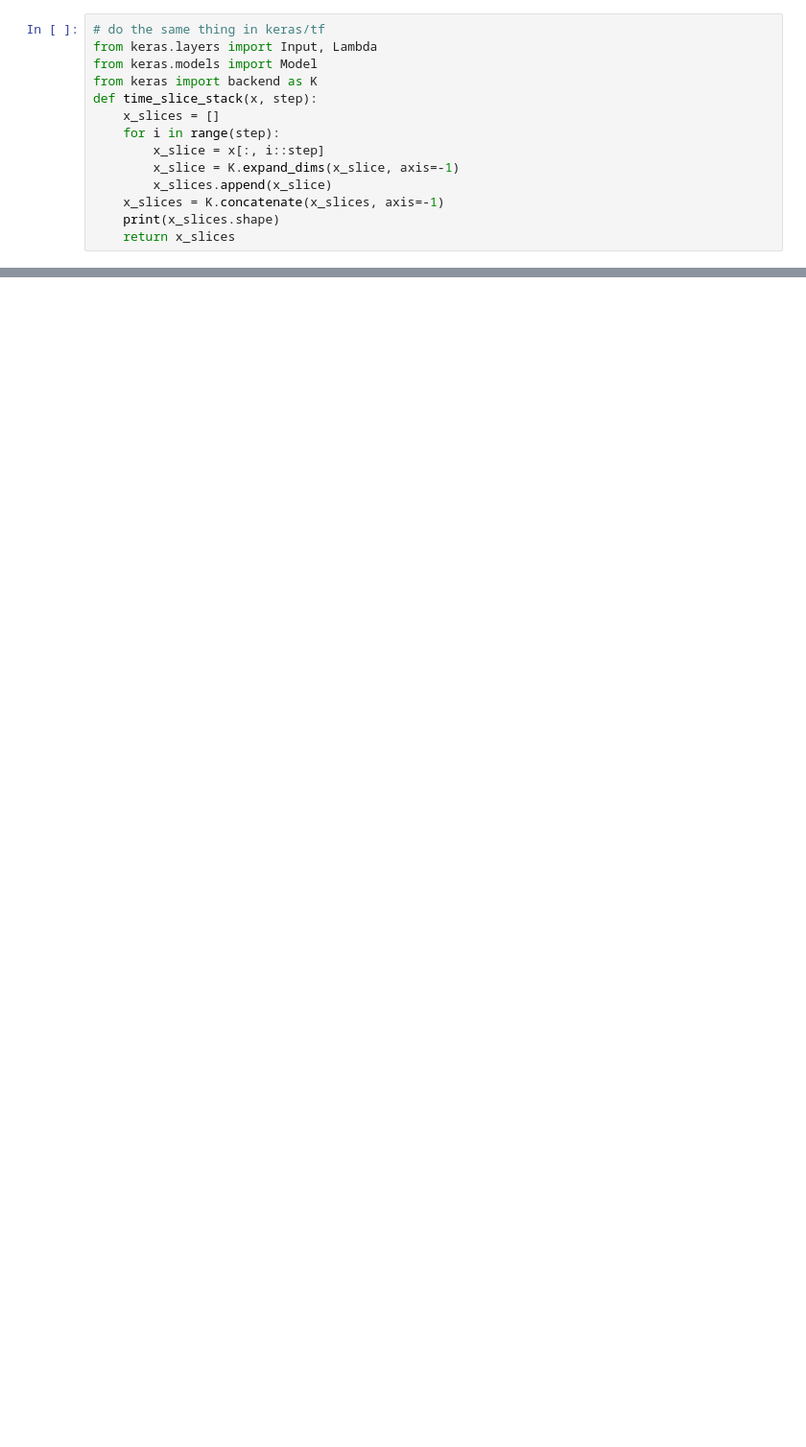
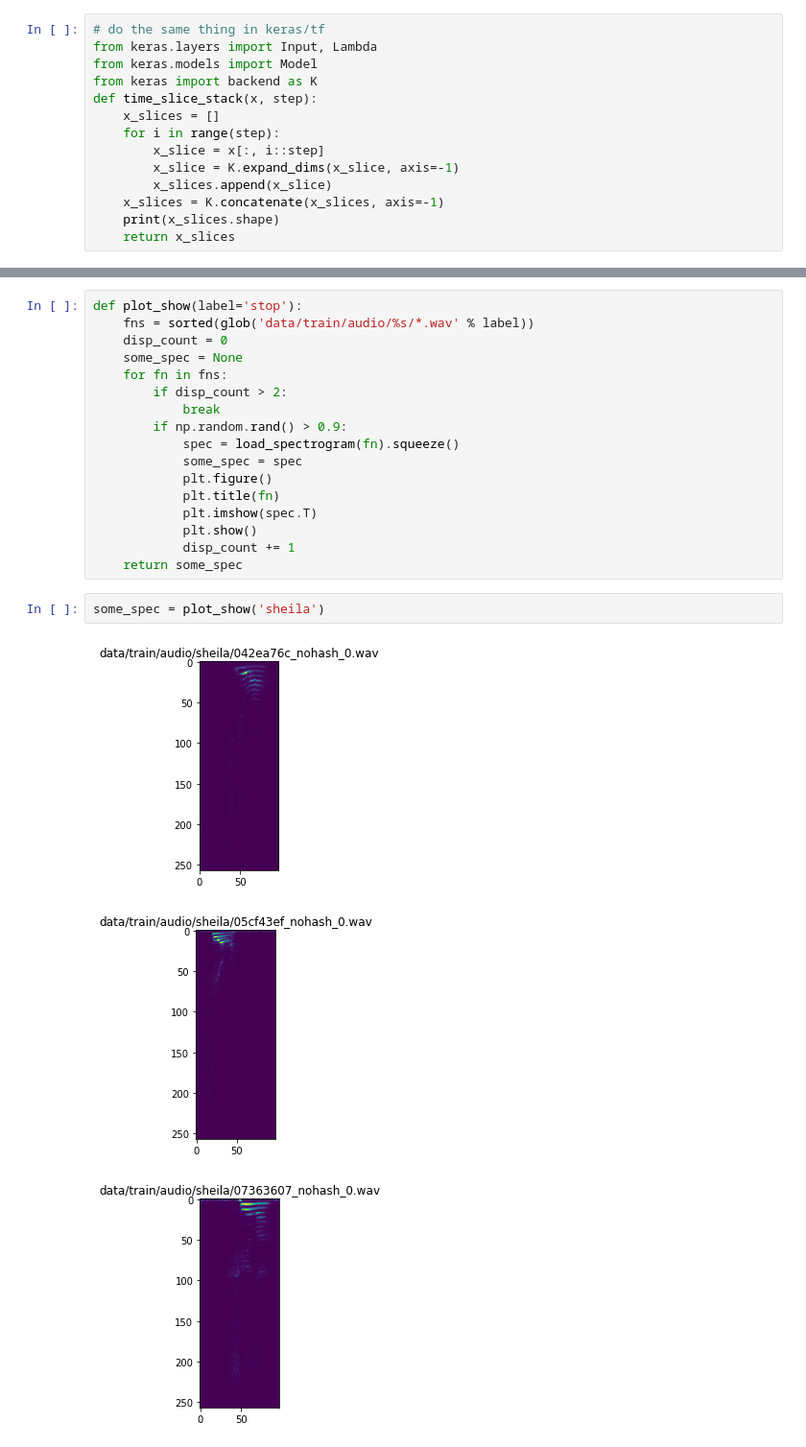
Before and after one commit to see--/speech_recognition, a Jupyter notebook: explore.ipynb, the cells around one changed output, grey strips where cells are left out. Shown at 96% size. Cells and saved outputs as stored; diff of their text form; blank space fills up the shorter version.

```diff
--- a/explore.ipynb
+++ b/explore.ipynb
@@ -1115,0 +1146,23 @@ array([  3.05175781e-05,   0.00000000e+00,   0.00000000e+00,
+# %%
+def plot_show(label='stop'):
+    fns = sorted(glob('data/train/audio/%s/*.wav' % label))
+    disp_count = 0
+    some_spec = None
+    for fn in fns:
+        if disp_count > 2:
+            break
+        if np.random.rand() > 0.9:
+            spec = load_spectrogram(fn).squeeze()
+            some_spec = spec
+            plt.figure()
+            plt.title(fn)
+            plt.imshow(spec.T)
+            plt.show()
+            disp_count += 1
+    return some_spec
+# %%
+some_spec = plot_show('sheila')
+# %% [output]
+[figure, added]
+[figure, added]
+[figure, added]
```
Also changed, not shown: parts of 22 cells of this notebook, 2 other files.
